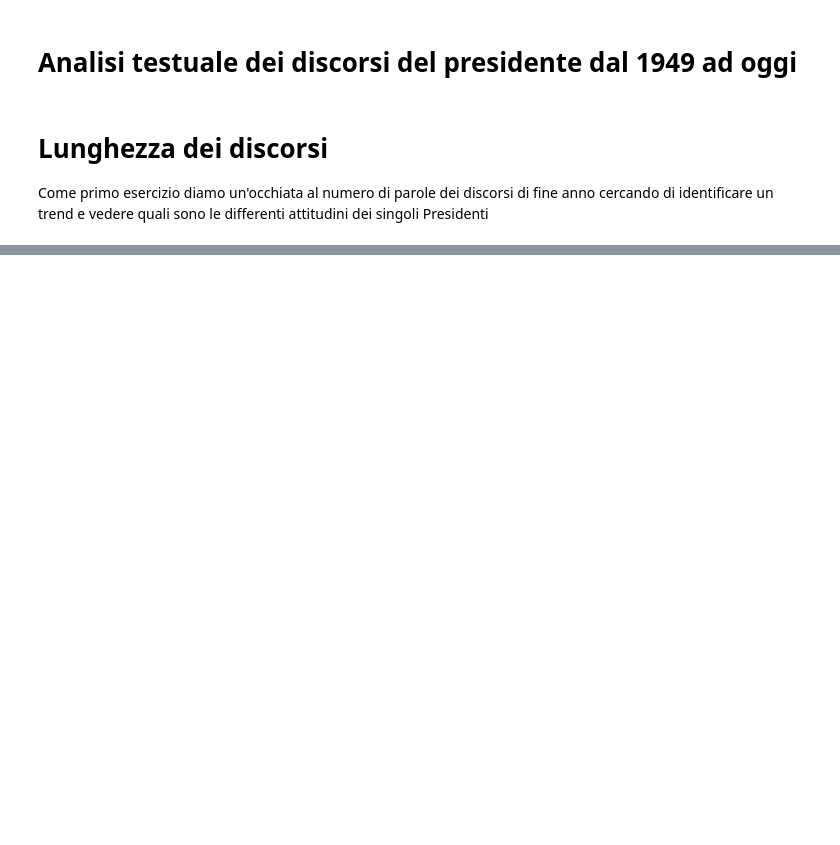
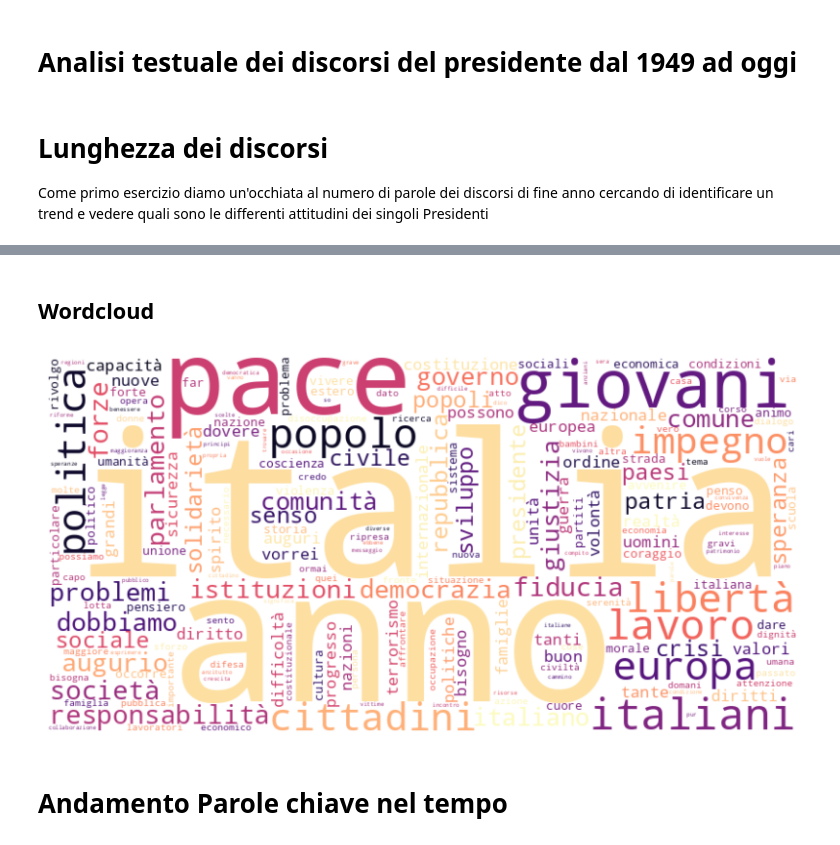
Before and after one commit to inFigures/Discorsi-di-fine-anno, a Jupyter notebook: analisi.ipynb, the cells around one changed output, grey strips where cells are left out. Drawn from its saved outputs; the diff is of its cells as text; code cells hidden in the pictures; blank space fills up the shorter version.

```diff
--- a/analisi.ipynb
+++ b/analisi.ipynb
@@ -100,0 +103,24 @@ fig.write_html("dfa_num_parole.html")
+# %%
+import pandas as pd
+from sklearn.feature_extraction.text import CountVectorizer
+
+# Carico le stopword italiane
+with open('stopwords-it.txt', 'r', encoding='utf-8') as f:
+    stop_words = [line.strip() for line in f.readlines()]
+
+# Tutti i discorsi insieme
+testo_completo = ' '.join(elenco_discorsi['Discorso'])
+
+# Inizializzo e applico il CountVectorizer
+vectorizer = CountVectorizer(stop_words=stop_words, ngram_range=(1, 1))
+X = vectorizer.fit_transform([testo_completo])
+
+parole_comuni = vectorizer.get_feature_names_out()
+
+# La frequenza di ciascuna parola
+frequenze = X.toarray().sum(axis=0)
+
+# Dataframe con ciascuna parola e la relativa frequenza
+df_parole = pd.DataFrame(list(zip(parole_comuni, frequenze)), columns=['Parola', 'Frequenza'])
+df_parole = df_parole.sort_values(by='Frequenza', ascending=False)
+df_parole.head(10)
@@ -100,0 +139,2 @@ fig.write_html("dfa_num_parole.html")
+# %% [markdown]
+## Wordcloud
@@ -100,0 +146,21 @@ fig.write_html("dfa_num_parole.html")
+# %%
+# Dizionario con le parole e le frequenze da passare a wordcloud
+parola_freq = dict(zip(df_parole['Parola'], df_parole['Frequenza']))
+# %%
+wordcloud = WordCloud(width=800, height=400, background_color='white', colormap='magma').generate_from_frequencies(parola_freq)
+# COLOR MAPS:
+# "viridis": uno schema di colore che va dal giallo al viola.
+# "plasma": uno schema di colore che va dal giallo all'arancione al viola.
+# "inferno": una palette calda che va dal giallo al rosso al nero.
+# "magma": una palette che va dal giallo al rosso scuro.
+# "cividis": uno schema visibile anche da chi ha daltonismo.
+
+# Visualizzare la word cloud
+plt.figure(figsize=(10, 5))
+plt.imshow(wordcloud, interpolation='bilinear')
+plt.axis('off')  # Disattiva gli assi
+plt.show()
+# %% [output]
+[figure, added]
+# %% [markdown]
+# Andamento Parole chiave nel tempo
```
Also changed, not shown: parts of 12 cells of this notebook, 3 other files.
